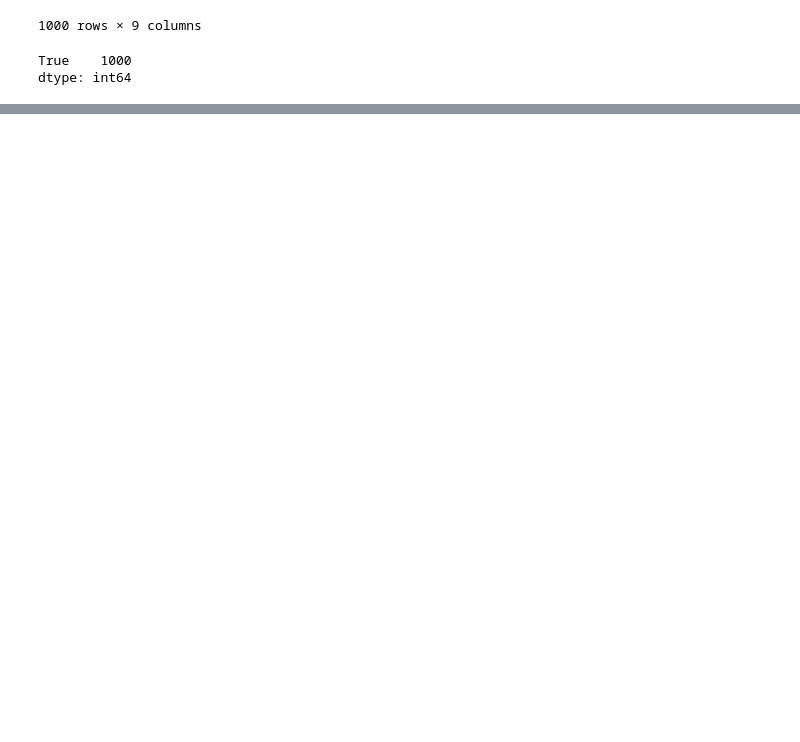
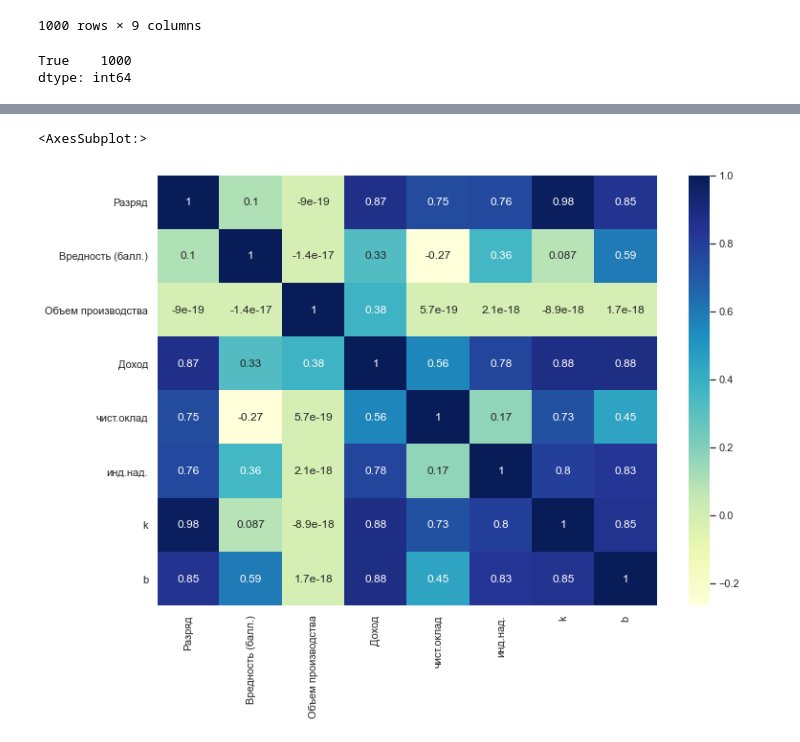
Before and after one commit to Jorshya/test_task_01, a Jupyter notebook: Test_5.0.ipynb, the cells around one changed output, grey strips where cells are left out. Drawn from its saved outputs; the diff is of its cells as text; code cells hidden in the pictures; blank space fills up the shorter version.

```diff
--- a/Test_5.0.ipynb
+++ b/Test_5.0.ipynb
@@ -503,0 +419,6 @@ Name: k_950_1400, dtype: int64
+# %%
+#находим коофицинт k для отрезка 950_1400
+df_950_1400_m['k'] = (df_950_1400_m['премия_2'] - df_950_1400_m['премия'])/(df_950_1400_m['Объем производства_2']
+                                                                         - df_950_1400_m['Объем производства'])
+#находим коофицинт b для отрезка 950_1400
+df_950_1400_m['b'] =df_950_1400_m['премия']-(df_950_1400_m['k']*df_950_1400_m['Объем производства'])
@@ -503,0 +443,5 @@ Name: k_950_1400, dtype: int64
+# %%
+df2 = df_950_1400_m[['FIO','k','b']]
+# %%
+df_final = df_m.merge(df2, left_on = 'FIO', right_on = 'FIO', how = 'inner') # объединяем с остальной таблицей, которая
+#содержит надбавки
@@ -503,0 +608,8 @@ Name: k_950_1400, dtype: int64
+# %%
+corr = df_final.corr()
+# %%
+sns.set(rc={'figure.figsize':(11.7,8.27)})
+sns.heatmap(corr,annot=True,cmap="YlGnBu",annot_kws={"size": 12})
+# %% [output]
+<AxesSubplot:>
+[figure, added]
```
Also changed, not shown: parts of 55 cells of this notebook.
